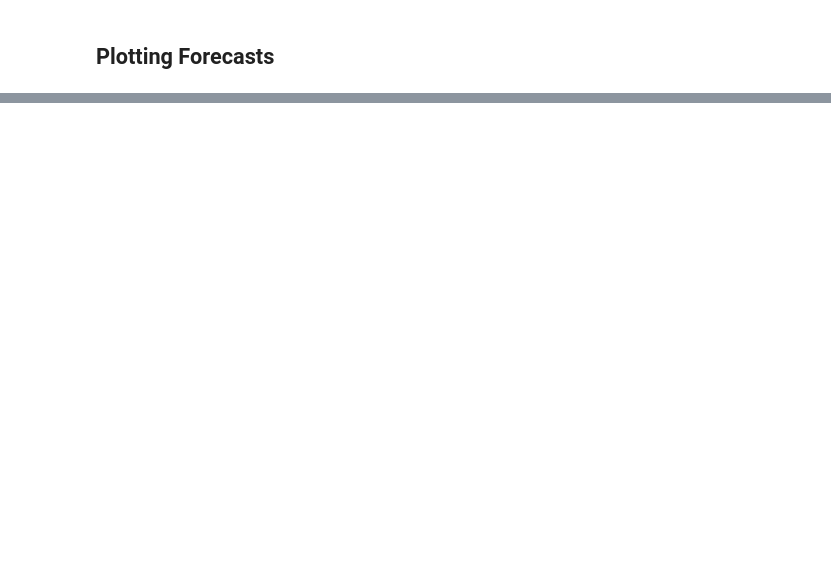
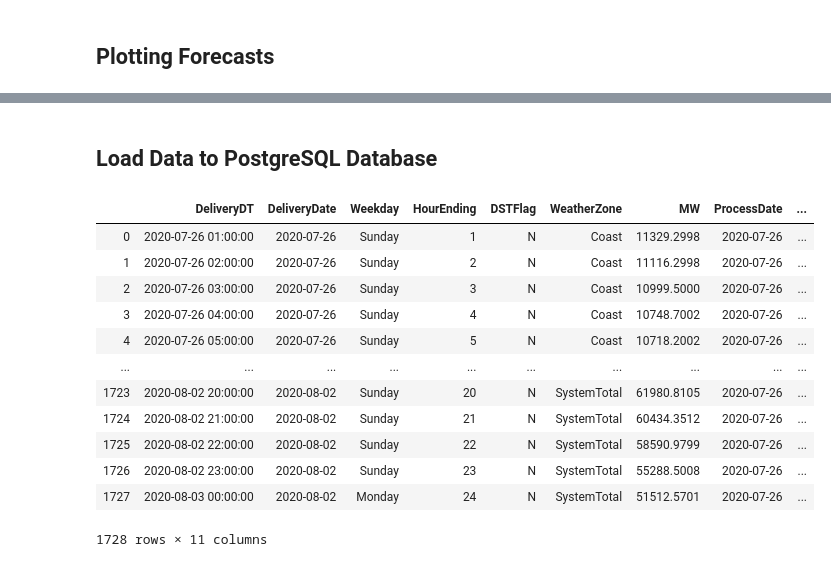
Before and after one commit to lolguin/ercot-project, a Jupyter notebook: pull_da_loadfcst.ipynb, the cells around one changed output, grey strips where cells are left out. Cells and saved outputs as stored; diff of their text form; code cells hidden in the pictures; blank space fills up the shorter version.

```diff
--- a/pull_da_loadfcst.ipynb
+++ b/pull_da_loadfcst.ipynb
@@ -174,0 +178,2 @@ barfig.show('svg')
+# %% [markdown]
+## Load Data to PostgreSQL Database
@@ -174,0 +182,3 @@ barfig.show('svg')
+# %%
+connection_string = f"postgres:trumpet5@localhost:5432/ercot_db"
+engine = create_engine(f'postgresql://{connection_string}')
@@ -174,0 +188,17 @@ barfig.show('svg')
+# %%
+#Print Table
+pd.read_sql_query('select * from da_load_fcst', con=engine)
+# %% [output]
+|  | DeliveryDT | DeliveryDate | Weekday | HourEnding | DSTFlag | WeatherZone | MW | ProcessDate | ... |
+| 0 | 2020-07-26 01:00:00 | 2020-07-26 | Sunday | 1 | N | Coast | 11329.2998 | 2020-07-26 | ... |
+| 1 | 2020-07-26 02:00:00 | 2020-07-26 | Sunday | 2 | N | Coast | 11116.2998 | 2020-07-26 | ... |
+| 2 | 2020-07-26 03:00:00 | 2020-07-26 | Sunday | 3 | N | Coast | 10999.5000 | 2020-07-26 | ... |
+| 3 | 2020-07-26 04:00:00 | 2020-07-26 | Sunday | 4 | N | Coast | 10748.7002 | 2020-07-26 | ... |
+| 4 | 2020-07-26 05:00:00 | 2020-07-26 | Sunday | 5 | N | Coast | 10718.2002 | 2020-07-26 | ... |
+| ... | ... | ... | ... | ... | ... | ... | ... | ... | ... |
+| 1723 | 2020-08-02 20:00:00 | 2020-08-02 | Sunday | 20 | N | SystemTotal | 61980.8105 | 2020-07-26 | ... |
+| 1724 | 2020-08-02 21:00:00 | 2020-08-02 | Sunday | 21 | N | SystemTotal | 60434.3512 | 2020-07-26 | ... |
+| 1725 | 2020-08-02 22:00:00 | 2020-08-02 | Sunday | 22 | N | SystemTotal | 58590.9799 | 2020-07-26 | ... |
+| 1726 | 2020-08-02 23:00:00 | 2020-08-02 | Sunday | 23 | N | SystemTotal | 55288.5008 | 2020-07-26 | ... |
+| 1727 | 2020-08-03 00:00:00 | 2020-08-02 | Monday | 24 | N | SystemTotal | 51512.5701 | 2020-07-26 | ... |
+1728 rows × 11 columns
```
Also changed, not shown: parts of 24 cells of this notebook, 1 other file.
